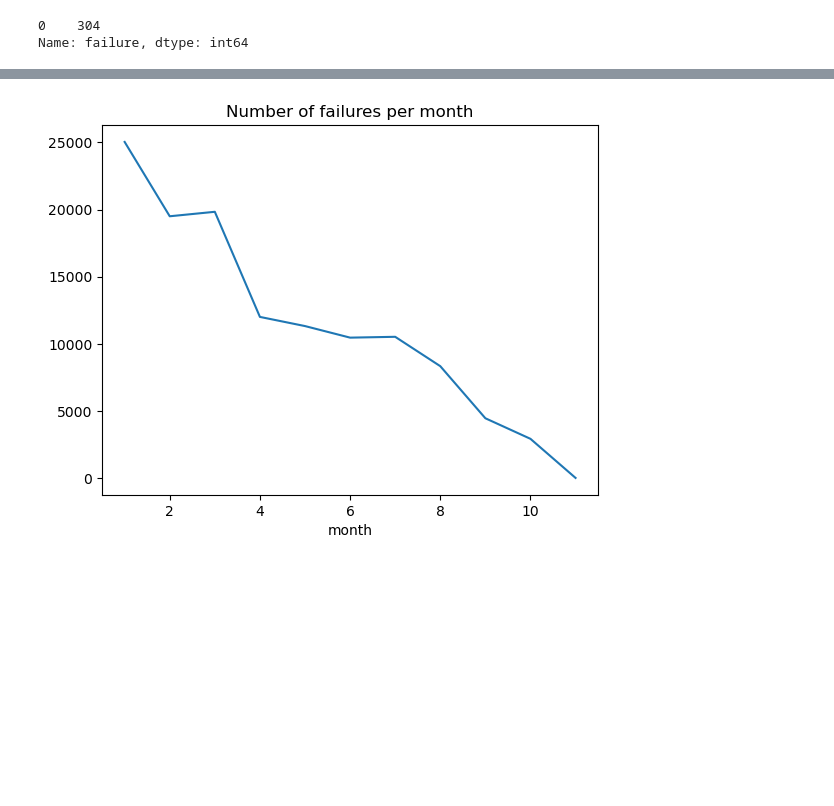
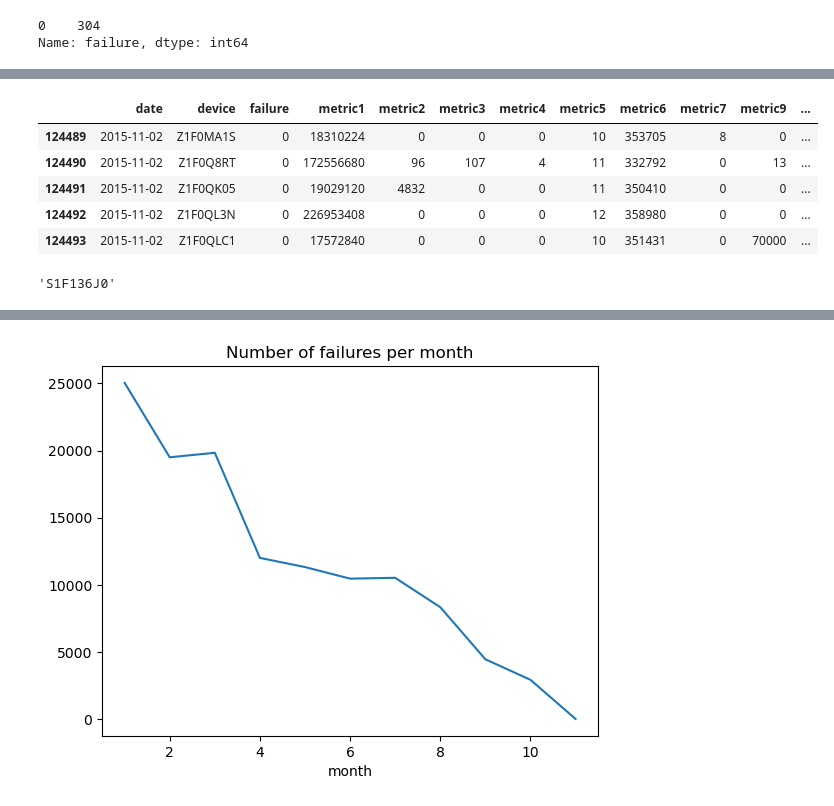
Before and after one commit to tamaricki/Projects, a Jupyter notebook: predictive_maintenance.ipynb, the cells around one changed output, grey strips where cells are left out. Saved outputs shown, nothing was run; the diff lists cells and outputs as text; code cells hidden in the pictures; blank space fills up the shorter version.

```diff
--- a/predictive_maintenance.ipynb
+++ b/predictive_maintenance.ipynb
@@ -180,0 +199,9 @@ Name: failure, dtype: int64
+# %%
+data.tail()
+# %% [output]
+|  | date | device | failure | metric1 | metric2 | metric3 | metric4 | metric5 | metric6 | metric7 | metric9 | ... |
+| 124489 | 2015-11-02 | Z1F0MA1S | 0 | 18310224 | 0 | 0 | 0 | 10 | 353705 | 8 | 0 | ... |
+| 124490 | 2015-11-02 | Z1F0Q8RT | 0 | 172556680 | 96 | 107 | 4 | 11 | 332792 | 0 | 13 | ... |
+| 124491 | 2015-11-02 | Z1F0QK05 | 0 | 19029120 | 4832 | 0 | 0 | 11 | 350410 | 0 | 0 | ... |
+| 124492 | 2015-11-02 | Z1F0QL3N | 0 | 226953408 | 0 | 0 | 0 | 12 | 358980 | 0 | 0 | ... |
+| 124493 | 2015-11-02 | Z1F0QLC1 | 0 | 17572840 | 0 | 0 | 0 | 10 | 351431 | 0 | 70000 | ... |
@@ -180,0 +215,7 @@ Name: failure, dtype: int64
+# %%
+len(fail[fail['date']< fail['max_utility_date']]) # only 5 devices are fixed and put back to production
+fixed_devices = fail[fail['date']< fail['max_utility_date']]['device']
+fixed=fixed_devices.to_list()
+fixed[0]
+# %% [output]
+'S1F136J0'
```
Also changed, not shown: parts of 13 cells of this notebook.
